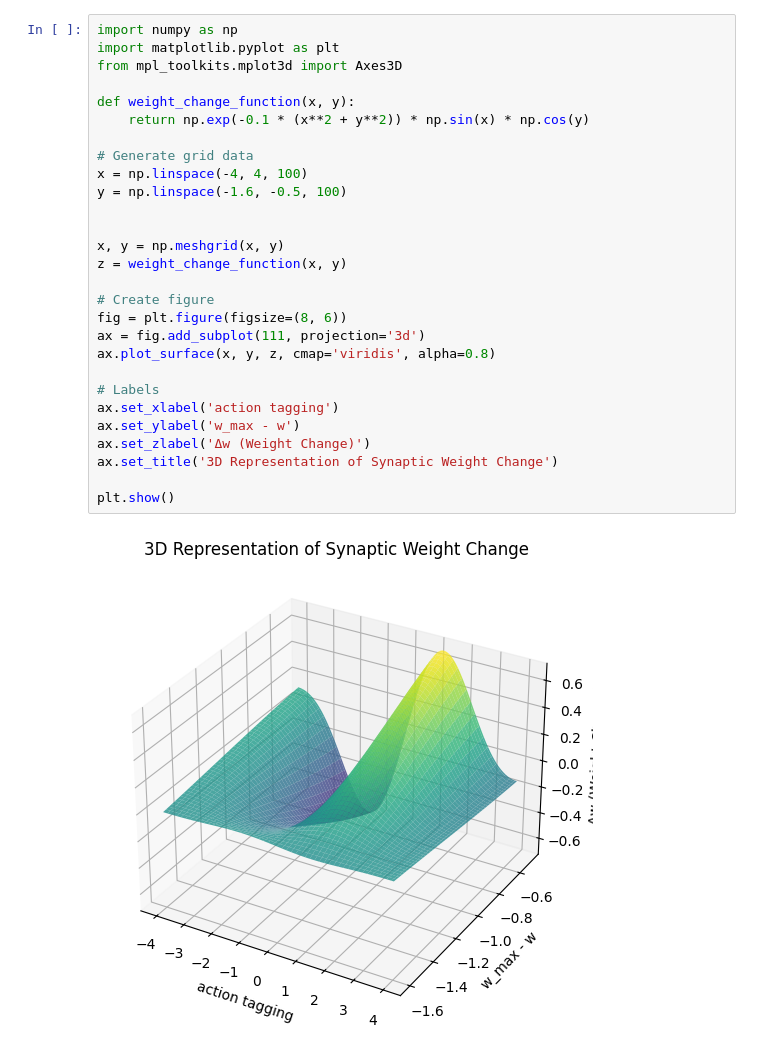
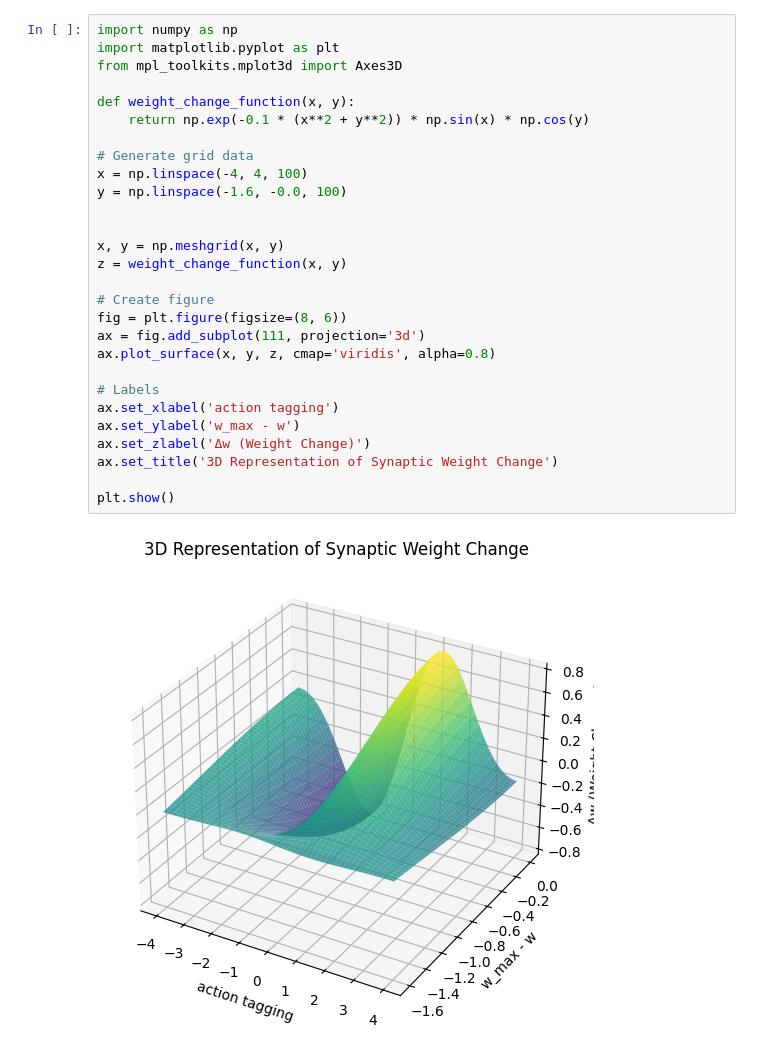
Before and after one commit to max-talanov/1, a Jupyter notebook: bypass/up_down_scale.ipynb, the cells around one changed output. Saved outputs shown, nothing was run; the diff lists cells and outputs as text.

```diff
--- a/bypass/up_down_scale.ipynb
+++ b/bypass/up_down_scale.ipynb
@@ -1,30 +1,30 @@
 # %%
 import numpy as np
 import matplotlib.pyplot as plt
 from mpl_toolkits.mplot3d import Axes3D
 
 def weight_change_function(x, y):
     return np.exp(-0.1 * (x**2 + y**2)) * np.sin(x) * np.cos(y)
 
 # Generate grid data
 x = np.linspace(-4, 4, 100)
-y = np.linspace(-1.6, -0.5, 100)
+y = np.linspace(-1.6, -0.0, 100)
 
 
 x, y = np.meshgrid(x, y)
 z = weight_change_function(x, y)
 
 # Create figure
 fig = plt.figure(figsize=(8, 6))
 ax = fig.add_subplot(111, projection='3d')
 ax.plot_surface(x, y, z, cmap='viridis', alpha=0.8)
 
 # Labels
 ax.set_xlabel('action tagging')
 ax.set_ylabel('w_max - w')
 ax.set_zlabel('Δw (Weight Change)')
 ax.set_title('3D Representation of Synaptic Weight Change')
 
 plt.show()
 # %% [output]
-[figure, old version]
+[figure, new version]
```
